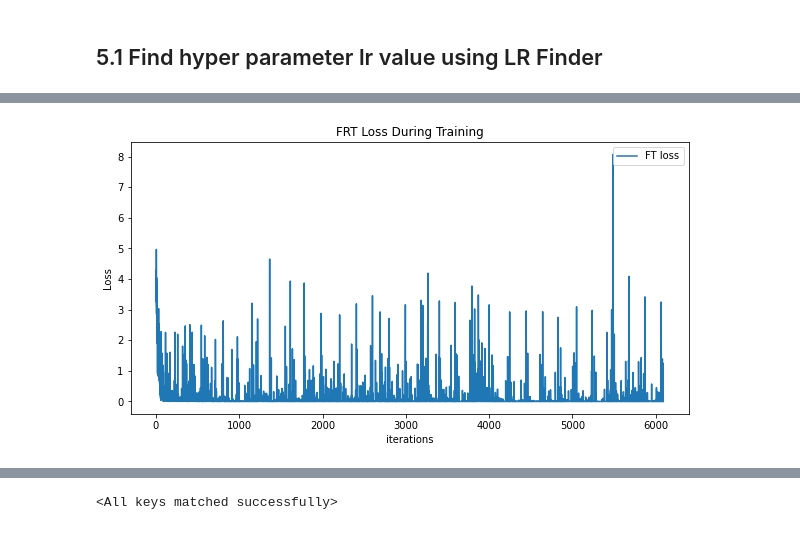
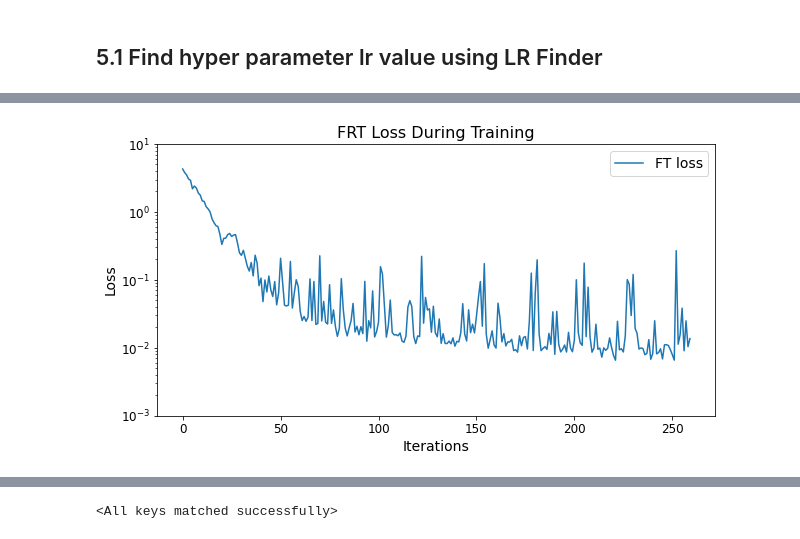
Before and after one commit to EVA4-RS-Group/Phase2, a Jupyter notebook: S4_FaceRecognition/EVA4_P2_S4_Face_Recognition_v2.ipynb, the cells around one changed output, grey strips where cells are left out. Saved outputs shown, nothing was run; the diff lists cells and outputs as text; code cells hidden in the pictures.

```diff
--- a/S4_FaceRecognition/EVA4_P2_S4_Face_Recognition_v2.ipynb
+++ b/S4_FaceRecognition/EVA4_P2_S4_Face_Recognition_v2.ipynb
@@ -40,7 +49,7 @@ Requirement already satisfied: pillow>=4.1.1 in /usr/local/lib/python3.6/dist-pa
 ## 2.1 Load images in to DataSet and also perform data transforms
 # %%
 device = torch.device("cuda:0" if torch.cuda.is_available() else "cpu")
-data = LoadFaceDataset('/content/Data_Processed', batch_size = 16)
+data = LoadFaceDataset('/content/Data_Processed', batch_size = 128)
 # %% [output]
 ['AishwaryaRai', 'Alejandro_Toledo', 'Alvaro_Uribe', 'Amelie_Mauresmo', 'Andre_Agassi', 'Angelina_Jolie', 'Ariel_Sharon', 'Arnold_Schwarzenegger', 'Atal_Bihari_Vajpayee', 'Bill_Clinton', 'Carlos_Menem ...
 # %% [markdown]
@@ -116,6 +125,6 @@ scheduler = optim.lr_scheduler.OneCycleLR(optimizer,
                                           epochs=10)
 # %%
 #from Modules import *
-model_res, FT_losses = train_face_recog_model(model_ft, data, device, criterion, optimizer_ft, scheduler,
-                       num_epochs=10)
+model_res, FT_losses, plotData = train_face_recog_model(model_ft, data, device, criterion, optimizer_ft,
+                                                        scheduler,num_epochs=10)
 # %% [output]
@@ -141,10 +150,14 @@ Best val Acc: 0.993958
 # %%
 plt.figure(figsize=(10,5))
-plt.title("FRT Loss During Training")
+plt.title("FRT Loss During Training",fontsize=16)
 plt.plot(FT_losses, label="FT loss")
-plt.xlabel("iterations")
-plt.ylabel("Loss")
-plt.legend()
+plt.xlabel("Iterations",fontsize=14)
+plt.ylabel("Loss",fontsize=14)
+plt.legend(fontsize=14)
+plt.ylim(0.001,10)
+plt.yscale('log')
+plt.tick_params(axis='both', which='major', labelsize=12)
+plt.tick_params(axis='both', which='major', labelsize=12)
 plt.show()
 # %% [output]
-[figure, old version]
+[figure, new version]
```
Also changed, not shown: parts of 9 cells of this notebook.
